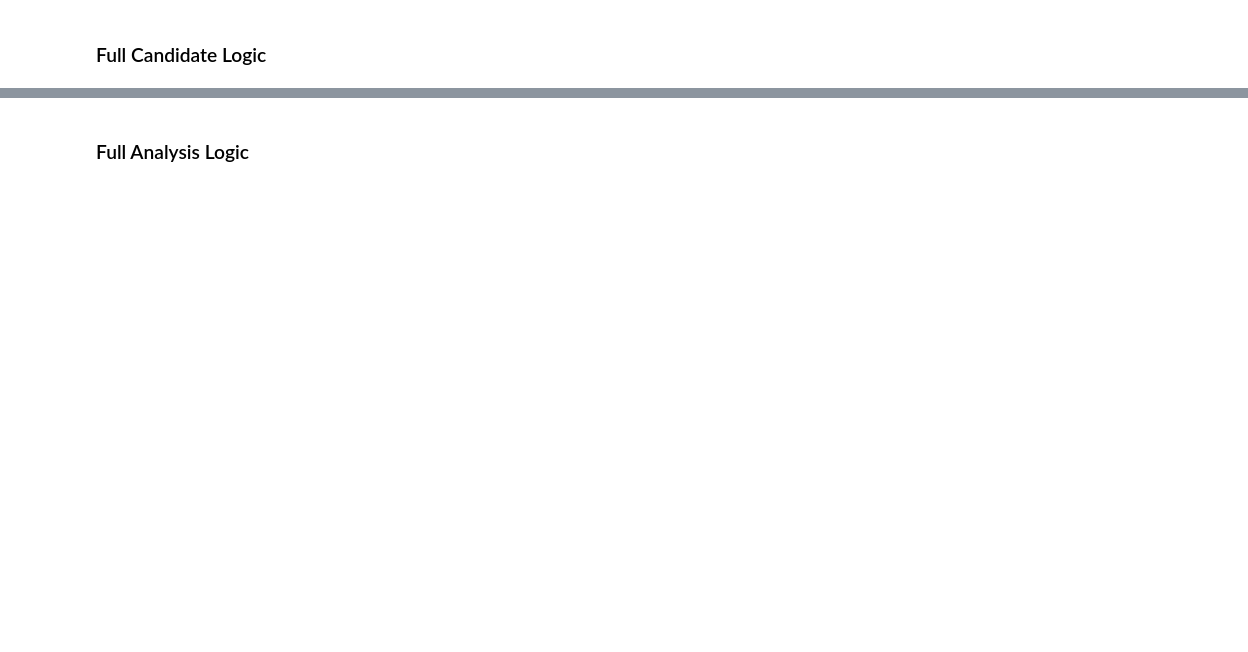
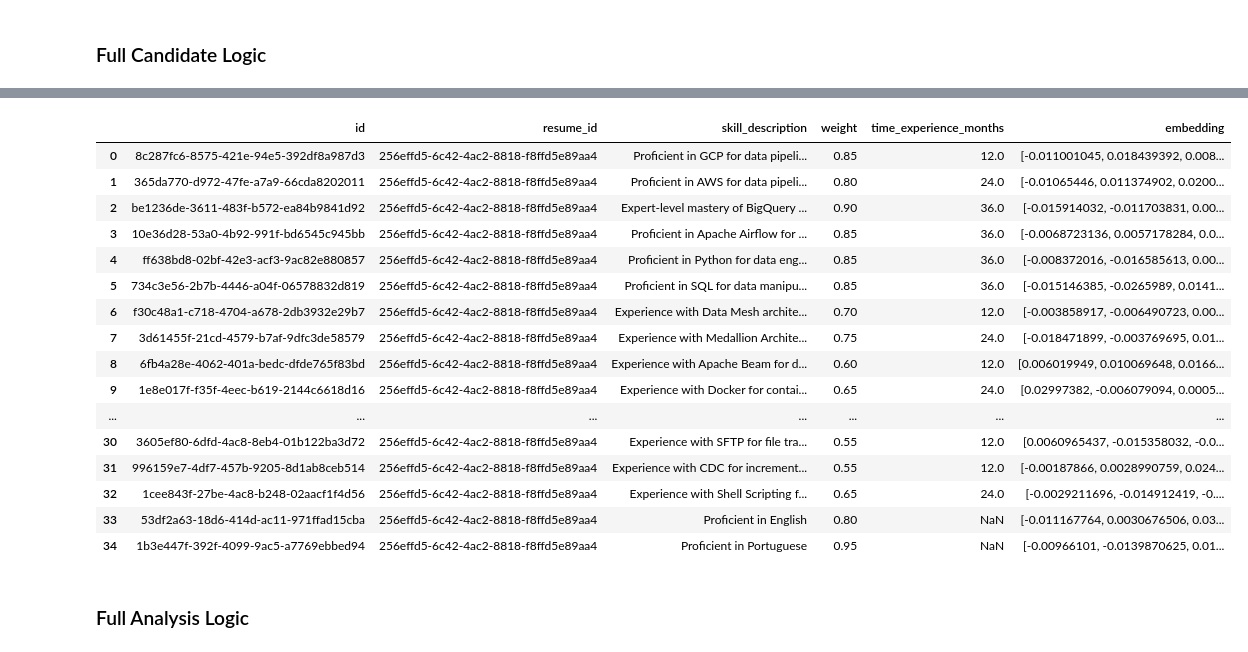
Before and after one commit to cgodevs/market-technical-fit-analysis-tool, a Jupyter notebook: docs/demo.ipynb, the cells around one changed output, grey strips where cells are left out. Drawn from its saved outputs; the diff is of its cells as text; code cells hidden in the pictures; blank space fills up the shorter version.

```diff
--- a/docs/demo.ipynb
+++ b/docs/demo.ipynb
@@ -824,49 +833,49 @@ def nonmatches_display(market_obj: MarketSkillsMatrix) -> pd.DataFrame:
 # %% [markdown]
 ### Full Candidate Logic
 # %%
-# # Takes a long time!
-# RESUME_ID = "256effd5-6c42-4ac2-8818-f8ffd5e89aa4"  # REMOVE, must be a parameter
-# db = DatabaseManager()
-# resume_df = db.get_resume(RESUME_ID)
-# resume_id = resume_df['id'].iloc[0]
-# resume_text = resume_df['description'].iloc[0]
-# profile_dict = extract_professional_structured_data(resume_text)
+# Takes a long time!
+RESUME_ID = "256effd5-6c42-4ac2-8818-f8ffd5e89aa4"  # REMOVE, must be a parameter
+db = DatabaseManager()
+resume_df = db.get_resume(RESUME_ID)
+resume_id = resume_df['id'].iloc[0]
+resume_text = resume_df['description'].iloc[0]
+profile_dict = extract_professional_structured_data(resume_text)
 
-# client = genai.Client(api_key=api_key)
-# hard_skill_descriptions = [skill["description"] for skill in profile_dict["hard_skills"]]
-# soft_skill_descriptions = [skill["description"] for skill in profile_dict["soft_skills"]]
-# all_descriptions = hard_skill_descriptions + soft_skill_descriptions
+client = genai.Client(api_key=api_key)
+hard_skill_descriptions = [skill["description"] for skill in profile_dict["hard_skills"]]
+soft_skill_descriptions = [skill["description"] for skill in profile_dict["soft_skills"]]
+all_descriptions = hard_skill_descriptions + soft_skill_descriptions
 
-# embeddings = embed_column(client, all_descriptions) if all_descriptions else []
+embeddings = embed_column(client, all_descriptions) if all_descriptions else []
 
-# hard_records = []
-# for idx, skill in enumerate(profile_dict["hard_skills"]):
-#     hard_records.append({
-#         "id": str(uuid.uuid4()),
-#         "resume_id": resume_id,
-#         "skill_description": skill["description"],
-#         "weight": skill.get("weight", 0.5),
-#         "time_experience_months": skill.get("time_experience_months", 0),
-#         "embedding": embeddings[idx] if idx < len(embeddings) else None,
-#     })
-# candidate_hard_skills_df = pd.DataFrame(hard_records)
+hard_records = []
+for idx, skill in enumerate(profile_dict["hard_skills"]):
+    hard_records.append({
+        "id": str(uuid.uuid4()),
+        "resume_id": resume_id,
+        "skill_description": skill["description"],
+        "weight": skill.get("weight", 0.5),
+        "time_experience_months": skill.get("time_experience_months", 0),
+        "embedding": embeddings[idx] if idx < len(embeddings) else None,
+    })
+candidate_hard_skills_df = pd.DataFrame(hard_records)
 
-# soft_records = []
-# for idx, skill in enumerate(profile_dict["soft_skills"]):
-#     soft_records.append({
-#         "id": str(uuid.uuid4()),
-#         "resume_id": resume_id,
-#         "skill_description": skill["description"],
-#         "weight": skill.get("weight", 0.5),
-#         "embedding": embeddings[len(hard_skill_descriptions) + idx] if len(hard_skill_descriptions) + idx < len(embeddings) else None,
-#     })
-# candidate_soft_skills_df = pd.DataFrame(soft_records)
+soft_records = []
+for idx, skill in enumerate(profile_dict["soft_skills"]):
+    soft_records.append({
+        "id": str(uuid.uuid4()),
+        "resume_id": resume_id,
+        "skill_description": skill["description"],
+        "weight": skill.get("weight", 0.5),
+        "embedding": embeddings[len(hard_skill_descriptions) + idx] if len(hard_skill_descriptions) + idx < len(embeddings) else None,
+    })
+candidate_soft_skills_df = pd.DataFrame(soft_records)
 
-# print(f"Hard Skills ({len(candidate_hard_skills_df)} skills)")
-# print(f"Soft Skills ({len(candidate_soft_skills_df)} skills)")
-# db.close_all()
+print(f"Hard Skills ({len(candidate_hard_skills_df)} skills)")
+print(f"Soft Skills ({len(candidate_soft_skills_df)} skills)")
+db.close_all()
 
-# candidate_industries = ["INFORMATION TECHNOLOGY AND SERVICES","DATA INFRASTRUCTURE AND ANALYTICS"]
-# candidate_hard_skills_df
+candidate_industries = ["INFORMATION TECHNOLOGY AND SERVICES","DATA INFRASTRUCTURE AND ANALYTICS"]
+candidate_hard_skills_df
 # %% [output]
 Initializing connection pool...
@@ -890,3 +884,20 @@ Rate limited — waiting 45s (attempt 1/5)
+|  | id | resume_id | skill_description | weight | time_experience_months | embedding |
+| 0 | 8c287fc6-8575-421e-94e5-392df8a987d3 | 256effd5-6c42-4ac2-8818-f8ffd5e89aa4 | Proficient in GCP for data pipeli... | 0.85 | 12.0 | [-0.011001045, 0.018439392, 0.008... |
+| 1 | 365da770-d972-47fe-a7a9-66cda8202011 | 256effd5-6c42-4ac2-8818-f8ffd5e89aa4 | Proficient in AWS for data pipeli... | 0.80 | 24.0 | [-0.01065446, 0.011374902, 0.0200... |
+| 2 | be1236de-3611-483f-b572-ea84b9841d92 | 256effd5-6c42-4ac2-8818-f8ffd5e89aa4 | Expert-level mastery of BigQuery ... | 0.90 | 36.0 | [-0.015914032, -0.011703831, 0.00... |
+| 3 | 10e36d28-53a0-4b92-991f-bd6545c945bb | 256effd5-6c42-4ac2-8818-f8ffd5e89aa4 | Proficient in Apache Airflow for ... | 0.85 | 36.0 | [-0.0068723136, 0.0057178284, 0.0... |
+| 4 | ff638bd8-02bf-42e3-acf3-9ac82e880857 | 256effd5-6c42-4ac2-8818-f8ffd5e89aa4 | Proficient in Python for data eng... | 0.85 | 36.0 | [-0.008372016, -0.016585613, 0.00... |
+| 5 | 734c3e56-2b7b-4446-a04f-06578832d819 | 256effd5-6c42-4ac2-8818-f8ffd5e89aa4 | Proficient in SQL for data manipu... | 0.85 | 36.0 | [-0.015146385, -0.0265989, 0.0141... |
+| 6 | f30c48a1-c718-4704-a678-2db3932e29b7 | 256effd5-6c42-4ac2-8818-f8ffd5e89aa4 | Experience with Data Mesh archite... | 0.70 | 12.0 | [-0.003858917, -0.006490723, 0.00... |
+| 7 | 3d61455f-21cd-4579-b7af-9dfc3de58579 | 256effd5-6c42-4ac2-8818-f8ffd5e89aa4 | Experience with Medallion Archite... | 0.75 | 24.0 | [-0.018471899, -0.003769695, 0.01... |
+| 8 | 6fb4a28e-4062-401a-bedc-dfde765f83bd | 256effd5-6c42-4ac2-8818-f8ffd5e89aa4 | Experience with Apache Beam for d... | 0.60 | 12.0 | [0.006019949, 0.010069648, 0.0166... |
+| 9 | 1e8e017f-f35f-4eec-b619-2144c6618d16 | 256effd5-6c42-4ac2-8818-f8ffd5e89aa4 | Experience with Docker for contai... | 0.65 | 24.0 | [0.02997382, -0.006079094, 0.0005... |
+| ... | ... | ... | ... | ... | ... | ... |
+| 30 | 3605ef80-6dfd-4ac8-8eb4-01b122ba3d72 | 256effd5-6c42-4ac2-8818-f8ffd5e89aa4 | Experience with SFTP for file tra... | 0.55 | 12.0 | [0.0060965437, -0.015358032, -0.0... |
+| 31 | 996159e7-4df7-457b-9205-8d1ab8ceb514 | 256effd5-6c42-4ac2-8818-f8ffd5e89aa4 | Experience with CDC for increment... | 0.55 | 12.0 | [-0.00187866, 0.0028990759, 0.024... |
+| 32 | 1cee843f-27be-4ac8-b248-02aacf1f4d56 | 256effd5-6c42-4ac2-8818-f8ffd5e89aa4 | Experience with Shell Scripting f... | 0.65 | 24.0 | [-0.0029211696, -0.014912419, -0.... |
+| 33 | 53df2a63-18d6-414d-ac11-971ffad15cba | 256effd5-6c42-4ac2-8818-f8ffd5e89aa4 | Proficient in English | 0.80 | NaN | [-0.011167764, 0.0030676506, 0.03... |
+| 34 | 1b3e447f-392f-4099-9ac5-a7769ebbed94 | 256effd5-6c42-4ac2-8818-f8ffd5e89aa4 | Proficient in Portuguese | 0.95 | NaN | [-0.00966101, -0.0139870625, 0.01... |
 # %% [markdown]
 ### Full Analysis Logic
 # %%
```
Also changed, not shown: parts of 15 cells of this notebook.
